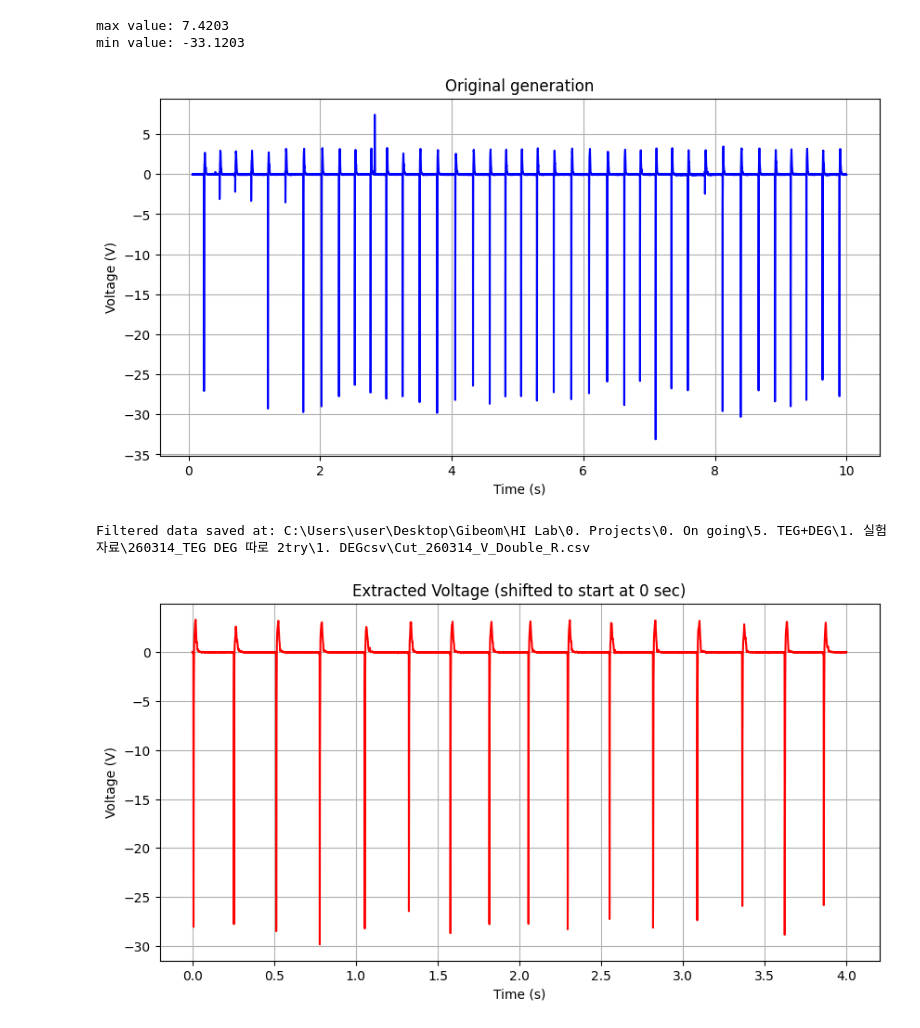
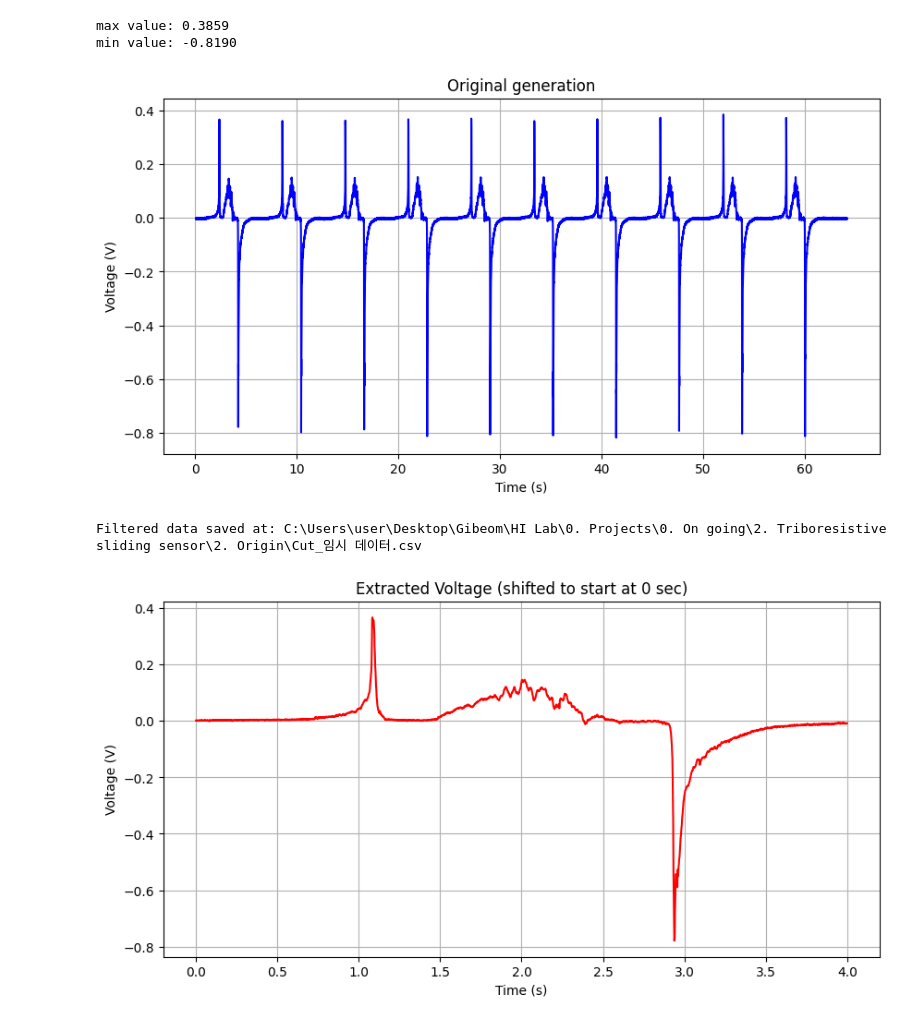
Before and after one commit to Gibeom-Lee/GB_practicing, a Jupyter notebook: data_processing/partial_extraction.ipynb, the cells around one changed output. Cells and saved outputs as stored; diff of their text form; code cells hidden in the pictures.

```diff
--- a/data_processing/partial_extraction.ipynb
+++ b/data_processing/partial_extraction.ipynb
@@ -8,36 +8,36 @@ import matplotlib.pyplot as plt
 import os
 # %%
 
-local_path = r"C:\Users\user\Desktop\Gibeom\HI Lab\0. Projects\0. On going\5. TEG+DEG\1. 실험자료\260314_TEG DEG 따로 2try\1. DEGcsv\260314_V_Double_R.csv"
+local_path = r"C:\Users\user\Desktop\Gibeom\HI Lab\0. Projects\0. On going\2. Triboresistive sliding sensor\2. Origin\임시 데이터.csv"
 
 df = pd.read_csv(local_path, header=None, skiprows=30, usecols=[0, 1])
 
 df.iloc[:30, :] = np.nan
 df.columns = ["Time", "Current"]
 
 # 데이터 형식 변환...글자 -> NaNwwwwwww
 df["Time"] = pd.to_numeric(df["Time"], errors='coerce')
 df["Current"] = pd.to_numeric(df["Current"], errors='coerce')
 
 print(f"max value: {df.iloc[:, 1].max(skipna=True):.4f}")
 print(f"min value: {df.iloc[:, 1].min(skipna=True):.4f}")
 
 plt.figure(figsize=(10, 5))
 plt.plot(df.iloc[:, 0], df.iloc[:, 1], label="AC current", color='b')
 plt.xlabel("Time (s)")
 plt.ylabel("Voltage (V)")
 plt.title("Original generation")
 #plt.ylim(-1, 9)
 #plt.legend()
 plt.grid(True)
 plt.show()
 # %% [output]
-max value: 7.4203
-min value: -33.1203
+max value: 0.3859
+min value: -0.8190
-[figure, old version]
+[figure, new version]
 # %%
 # 필터링된 데이터 생성
-time_range =(3, 7)# 단위: 초 ########### MODIFY HERE
+time_range =(1.3, 5.3)# 단위: 초 ########### MODIFY HERE
 df_filtered = df[(df.iloc[:, 0] >= time_range[0]) & (df.iloc[:, 0] <= time_range[1])].reset_index(drop=True)
 
 # 시간축 0초부터 시작 (단순 이동)
@@ -63,5 +63,5 @@ plt.title(f"Extracted Voltage (shifted to start at 0 sec)")
 plt.grid(True)
 plt.show()
 # %% [output]
-Filtered data saved at: C:\Users\user\Desktop\Gibeom\HI Lab\0. Projects\0. On going\5. TEG+DEG\1. 실험자료\260314_TEG DEG 따로 2try\1. DEGcsv\Cut_260314_V_Double_R.csv
+Filtered data saved at: C:\Users\user\Desktop\Gibeom\HI Lab\0. Projects\0. On going\2. Triboresistive sliding sensor\2. Origin\Cut_임시 데이터.csv
-[figure, old version]
+[figure, new version]
```
Also changed, not shown: 1 other file.
